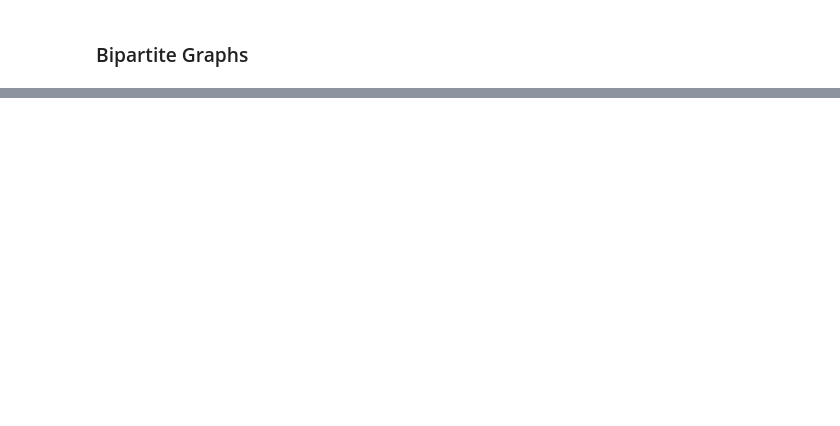
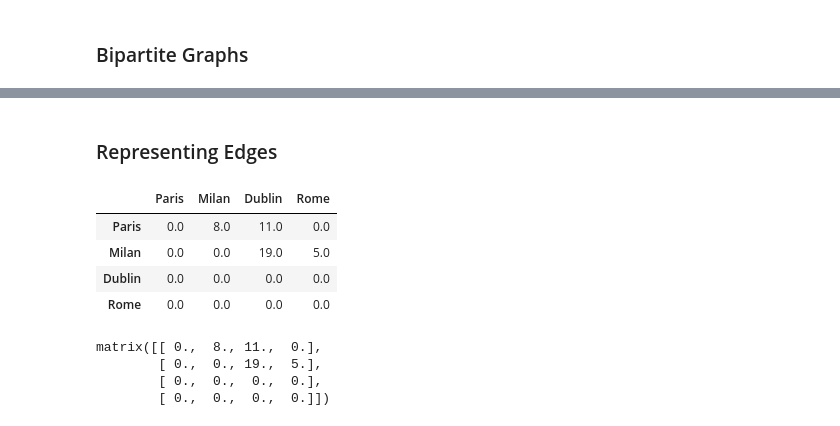
Before and after one commit to StevenVuong/Graph-Learning, a Jupyter notebook: GraphMLBook/1a_networkx_starter.ipynb, the cells around one changed output, grey strips where cells are left out. Saved outputs shown, nothing was run; the diff lists cells and outputs as text; code cells hidden in the pictures; blank space fills up the shorter version.

```diff
--- a/GraphMLBook/1a_networkx_starter.ipynb
+++ b/GraphMLBook/1a_networkx_starter.ipynb
@@ -153,0 +183,17 @@ nx.draw_networkx_edge_labels(G, pos, edge_labels)
+# %% [markdown]
+### Representing Edges
+# %%
+nx.to_pandas_adjacency(G) # adjacency matrix as pandas dataframe
+# %% [output]
+|  | Paris | Milan | Dublin | Rome |
+| Paris | 0.0 | 8.0 | 11.0 | 0.0 |
+| Milan | 0.0 | 0.0 | 19.0 | 5.0 |
+| Dublin | 0.0 | 0.0 | 0.0 | 0.0 |
+| Rome | 0.0 | 0.0 | 0.0 | 0.0 |
+# %%
+nx.to_numpy_matrix(G) # adjacency matrix as numpy matrix; same order as G.nodes list
+# %% [output]
+matrix([[ 0.,  8., 11.,  0.],
+        [ 0.,  0., 19.,  5.],
+        [ 0.,  0.,  0.,  0.],
+        [ 0.,  0.,  0.,  0.]])
```
Also changed, not shown: parts of 21 cells of this notebook.
